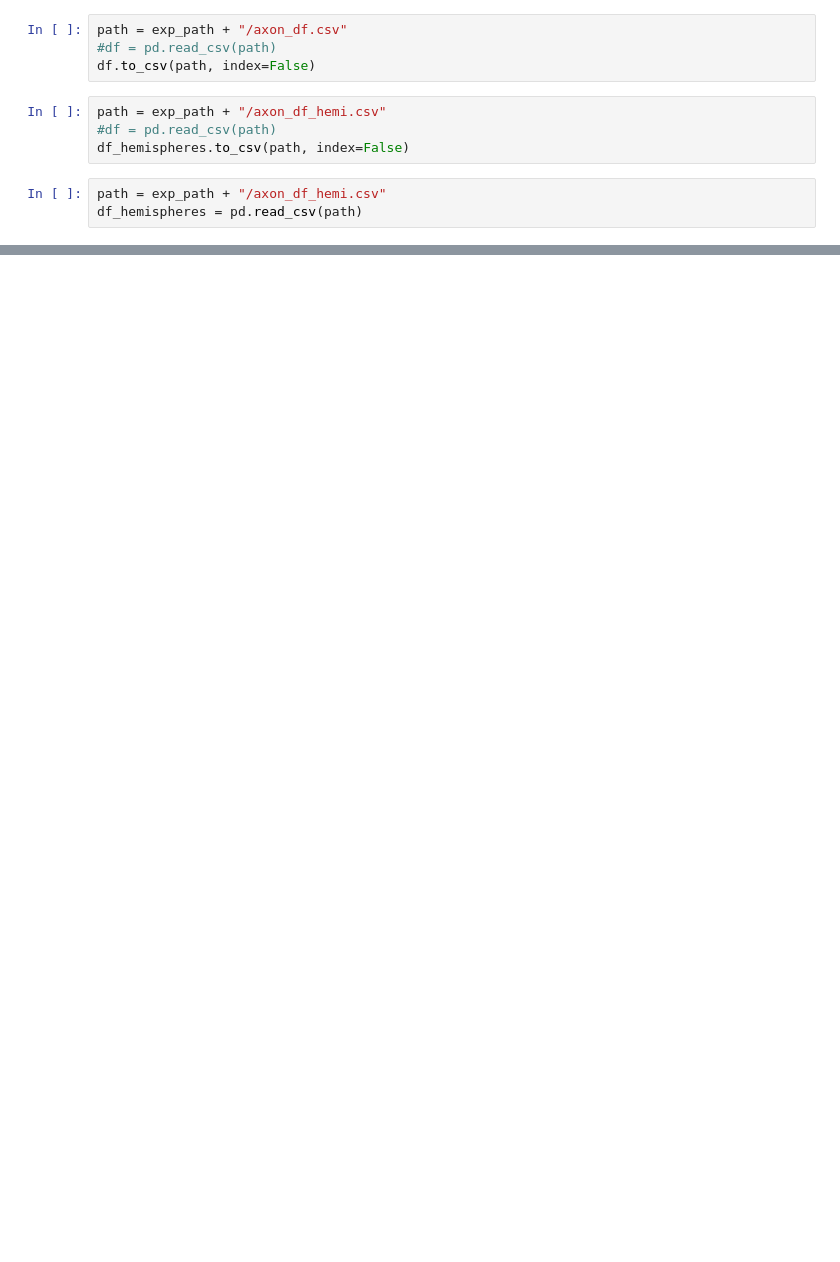
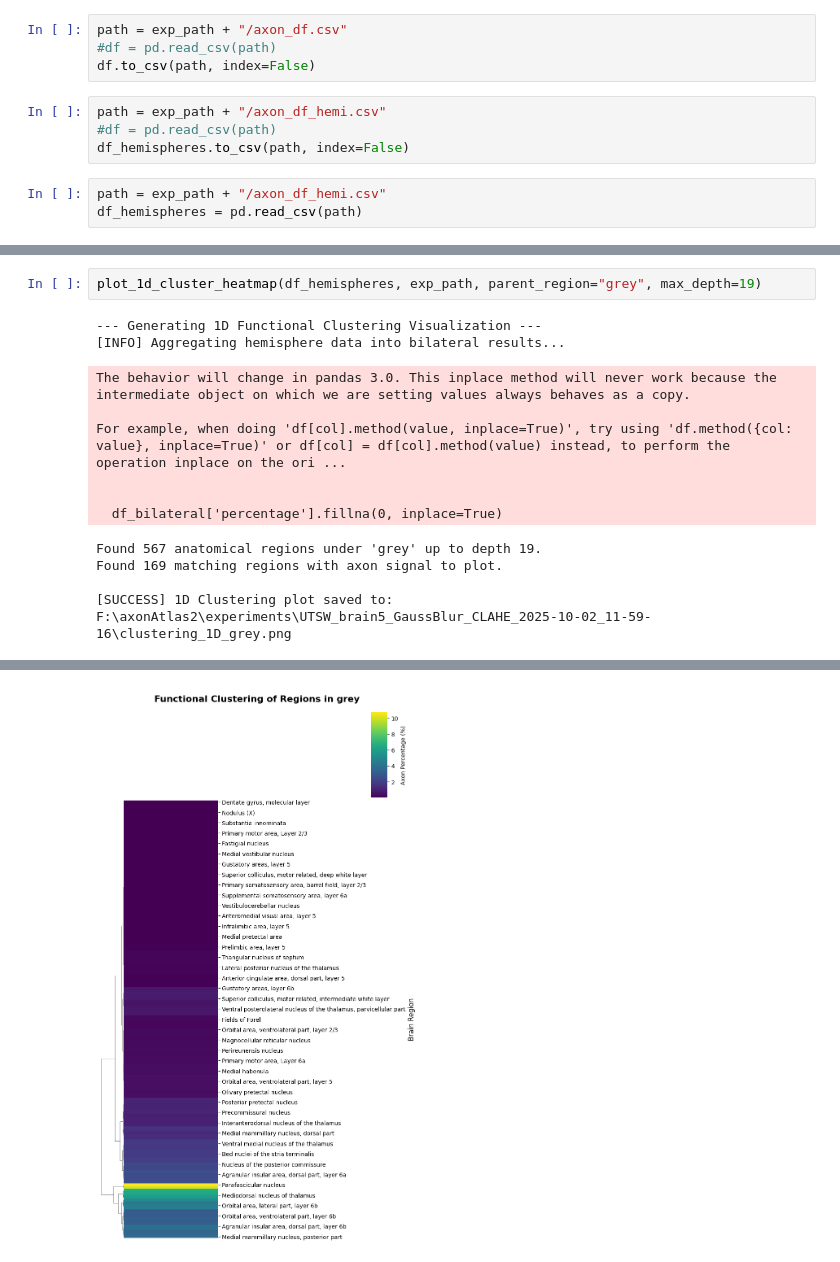
Before and after one commit to c3rry/axonAtlas2, a Jupyter notebook: axonAtlas2_quantification.ipynb, the cells around one changed output, grey strips where cells are left out. Drawn from its saved outputs; the diff is of its cells as text; blank space fills up the shorter version.

```diff
--- a/axonAtlas2_quantification.ipynb
+++ b/axonAtlas2_quantification.ipynb
@@ -132,0 +164,15 @@ Passing `palette` without assigning `hue` is deprecated and will be removed in v
+# %%
+plot_1d_cluster_heatmap(df_hemispheres, exp_path, parent_region="grey", max_depth=19)
+# %% [output]
+--- Generating 1D Functional Clustering Visualization ---
+[INFO] Aggregating hemisphere data into bilateral results...
+The behavior will change in pandas 3.0. This inplace method will never work because the intermediate object on which we are setting values always behaves as a copy.
+
+For example, when doing 'df[col].method(value, inplace=True)', try using 'df.method({col: value}, inplace=True)' or df[col] = df[col].method(value) instead, to perform the operation inplace on the ori ...
+
+
+  df_bilateral['percentage'].fillna(0, inplace=True)
+Found 567 anatomical regions under 'grey' up to depth 19.
+Found 169 matching regions with axon signal to plot.
+
+[SUCCESS] 1D Clustering plot saved to: F:\axonAtlas2\experiments\UTSW_brain5_GaussBlur_CLAHE_2025-10-02_11-59-16\clustering_1D_grey.png
@@ -133 +180,2 @@ Passing `palette` without assigning `hue` is deprecated and will be removed in v
+[figure, added]
 # %%
```
Also changed, not shown: parts of 13 cells of this notebook, 1 other file.
